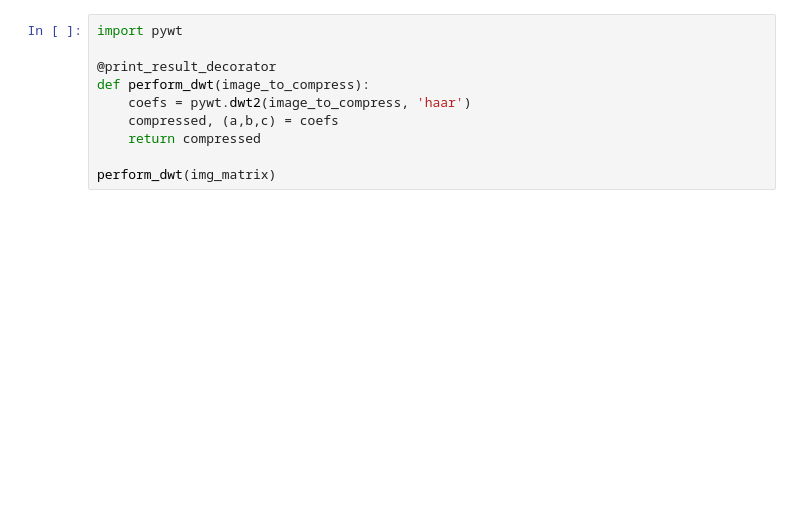
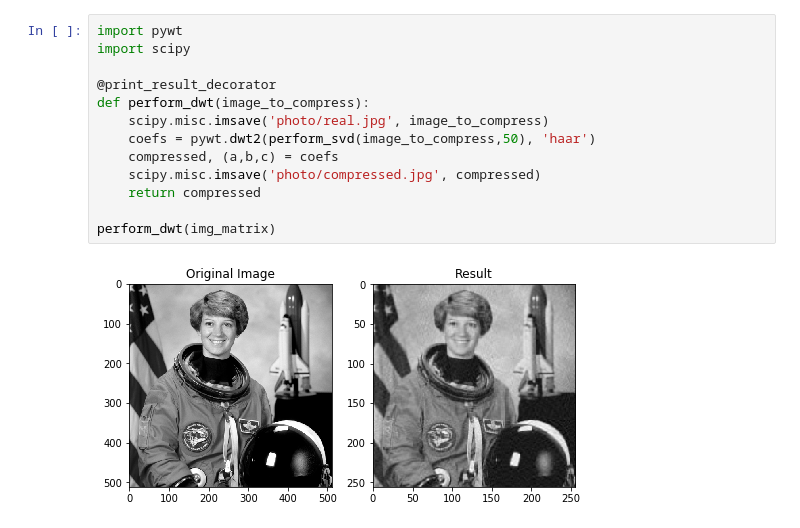
Before and after one commit to andrew-from-lviv/la-svd, a Jupyter notebook: src/la-svd.ipynb, the cells around one changed output. Drawn from its saved outputs; the diff is of its cells as text; blank space fills up the shorter version.

```diff
--- a/src/la-svd.ipynb
+++ b/src/la-svd.ipynb
@@ -49,10 +68,15 @@ svd_compressed = compress_image_with_svd(data.astronaut(), 50)
 # %%
 import pywt
+import scipy
 
 @print_result_decorator
 def perform_dwt(image_to_compress):
-    coefs = pywt.dwt2(image_to_compress, 'haar')
+    scipy.misc.imsave('photo/real.jpg', image_to_compress)
+    coefs = pywt.dwt2(perform_svd(image_to_compress,50), 'haar')
     compressed, (a,b,c) = coefs
+    scipy.misc.imsave('photo/compressed.jpg', compressed)
     return compressed
 
 perform_dwt(img_matrix)
+# %% [output]
+[figure, added]
```
Also changed, not shown: parts of 1 cell of this notebook, 1 other file.
